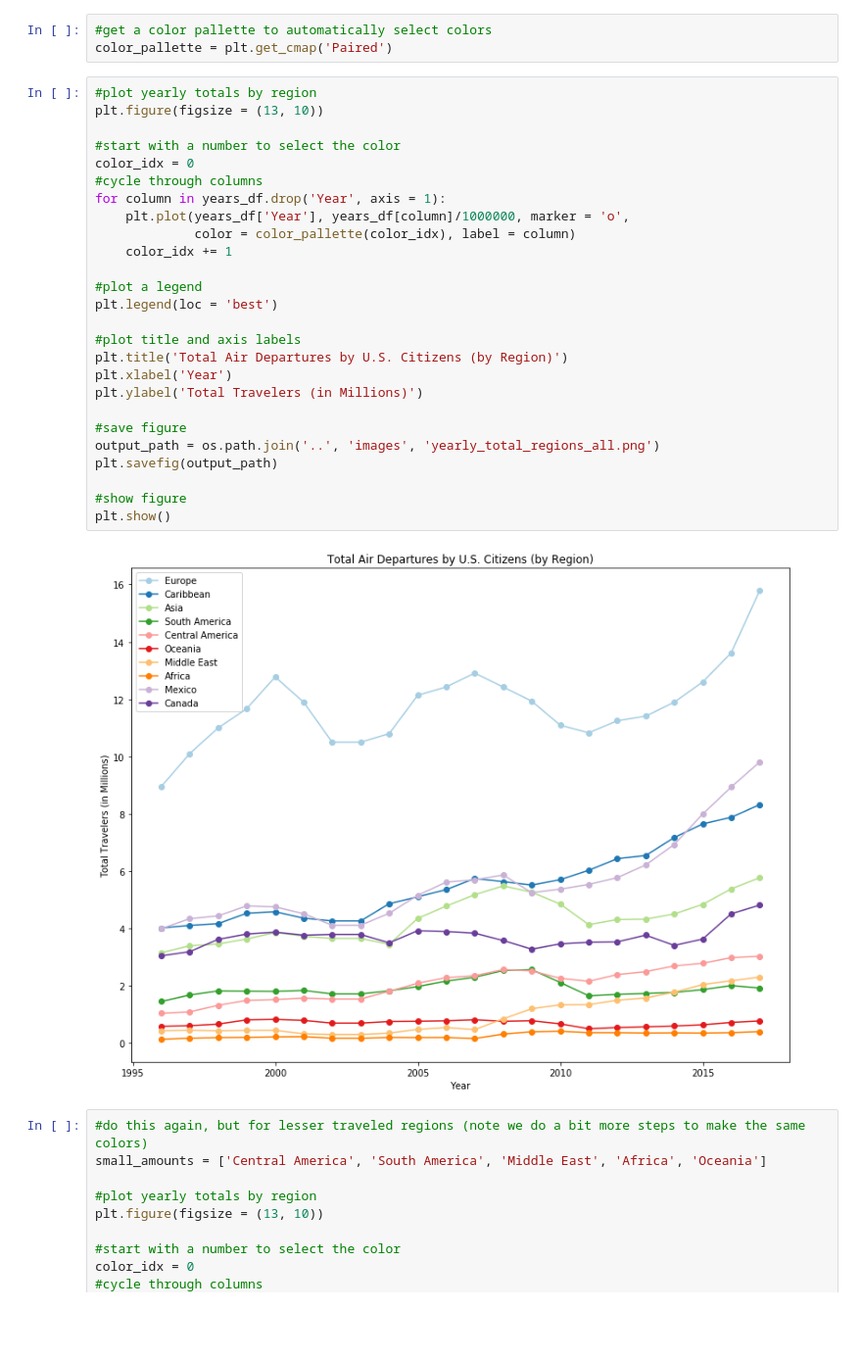
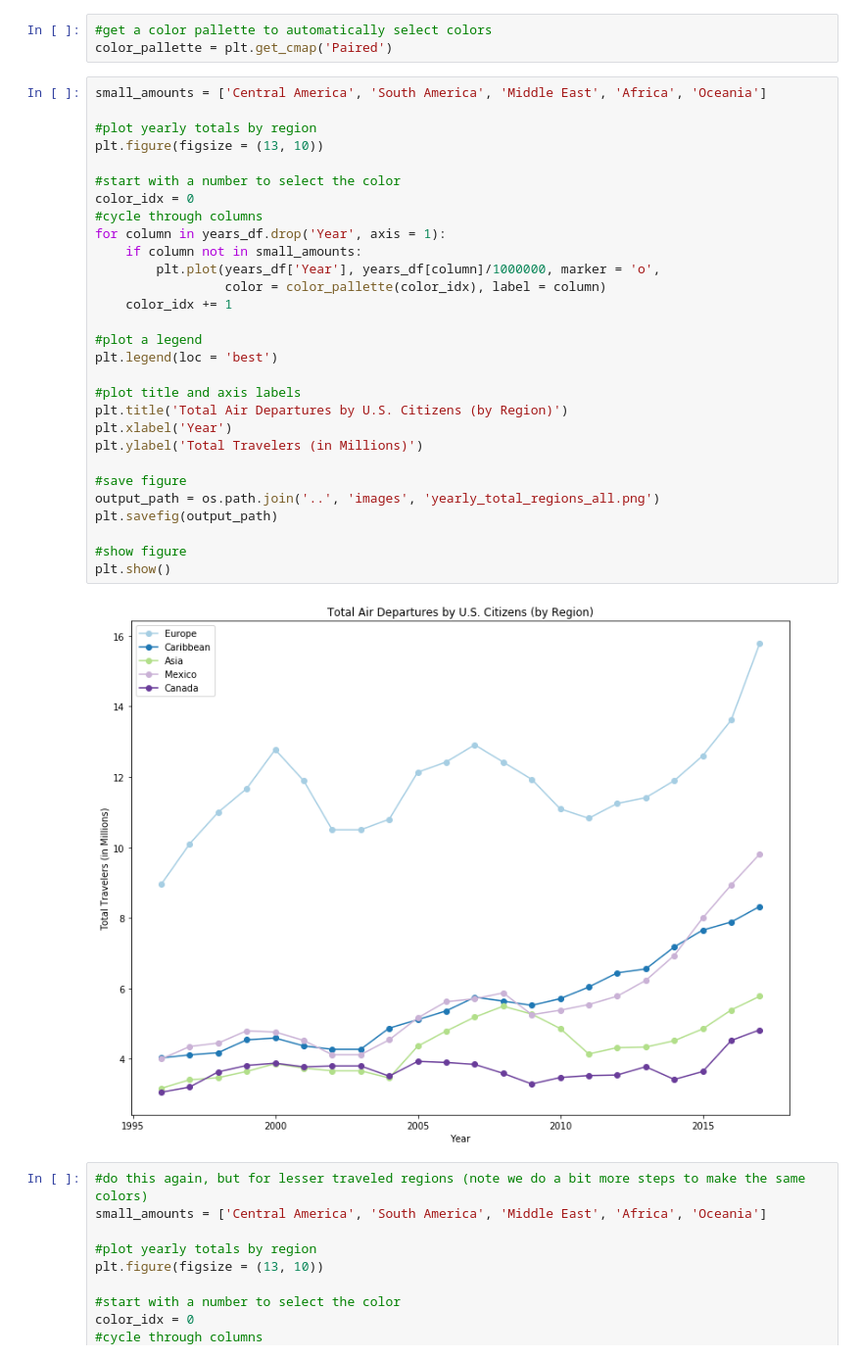
Before and after one commit to ejhagee/Project-One, a Jupyter notebook: data analysis coce/Yearly Region Charts.ipynb, the cells around one changed output. Shown at 98% size. Cells and saved outputs as stored; diff of their text form; blank space fills up the shorter version.

Commit message:
Added a few more charts.

```diff
--- a/data analysis coce/Yearly Region Charts.ipynb
+++ b/data analysis coce/Yearly Region Charts.ipynb
@@ -36,33 +36,36 @@ dtype: object
 #get a color pallette to automatically select colors
 color_pallette = plt.get_cmap('Paired')
 # %%
+small_amounts = ['Central America', 'South America', 'Middle East', 'Africa', 'Oceania']
+
 #plot yearly totals by region
 plt.figure(figsize = (13, 10))
 
 #start with a number to select the color
 color_idx = 0
 #cycle through columns
 for column in years_df.drop('Year', axis = 1):
-    plt.plot(years_df['Year'], years_df[column]/1000000, marker = 'o',
-             color = color_pallette(color_idx), label = column)
+    if column not in small_amounts:
+        plt.plot(years_df['Year'], years_df[column]/1000000, marker = 'o',
+                 color = color_pallette(color_idx), label = column)
     color_idx += 1
 
 #plot a legend
 plt.legend(loc = 'best')
 
 #plot title and axis labels
 plt.title('Total Air Departures by U.S. Citizens (by Region)')
 plt.xlabel('Year')
 plt.ylabel('Total Travelers (in Millions)')
 
 #save figure
 output_path = os.path.join('..', 'images', 'yearly_total_regions_all.png')
 plt.savefig(output_path)
 
 #show figure
 plt.show()
 # %% [output]
-[figure, old version]
+[figure, new version]
 # %%
 #do this again, but for lesser traveled regions (note we do a bit more steps to make the same colors)
 small_amounts = ['Central America', 'South America', 'Middle East', 'Africa', 'Oceania']
```
Also changed, not shown: parts of 13 cells of this notebook, 3 other files.
